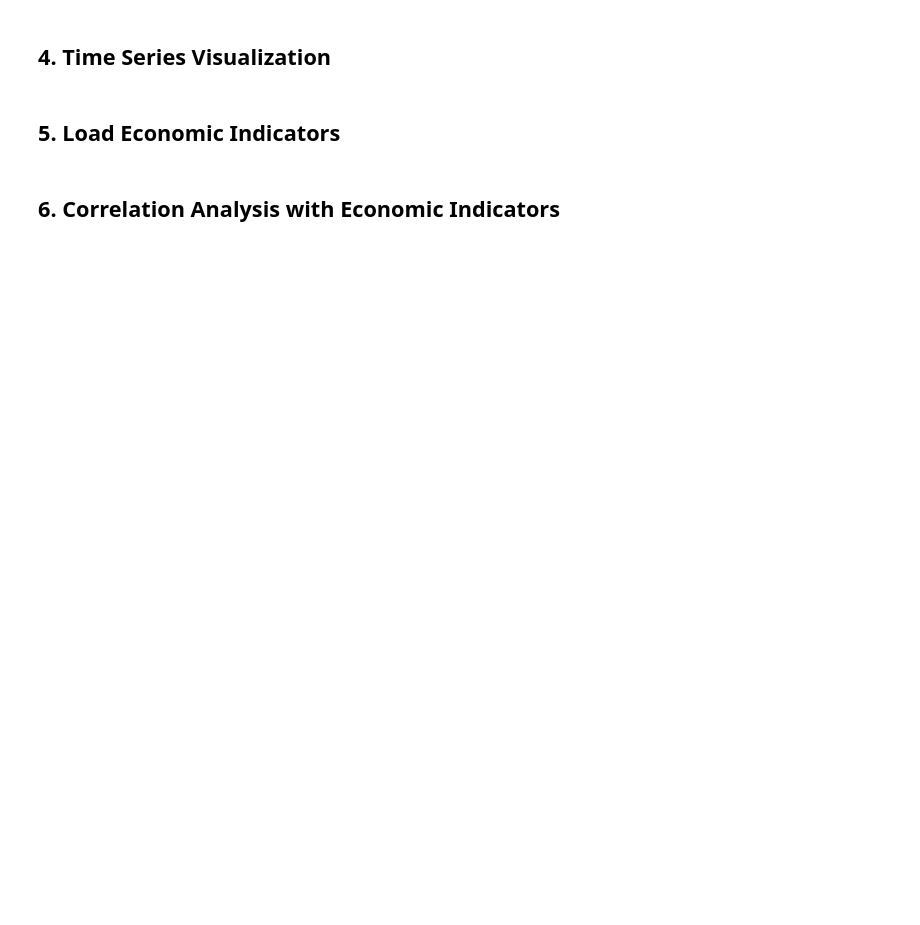
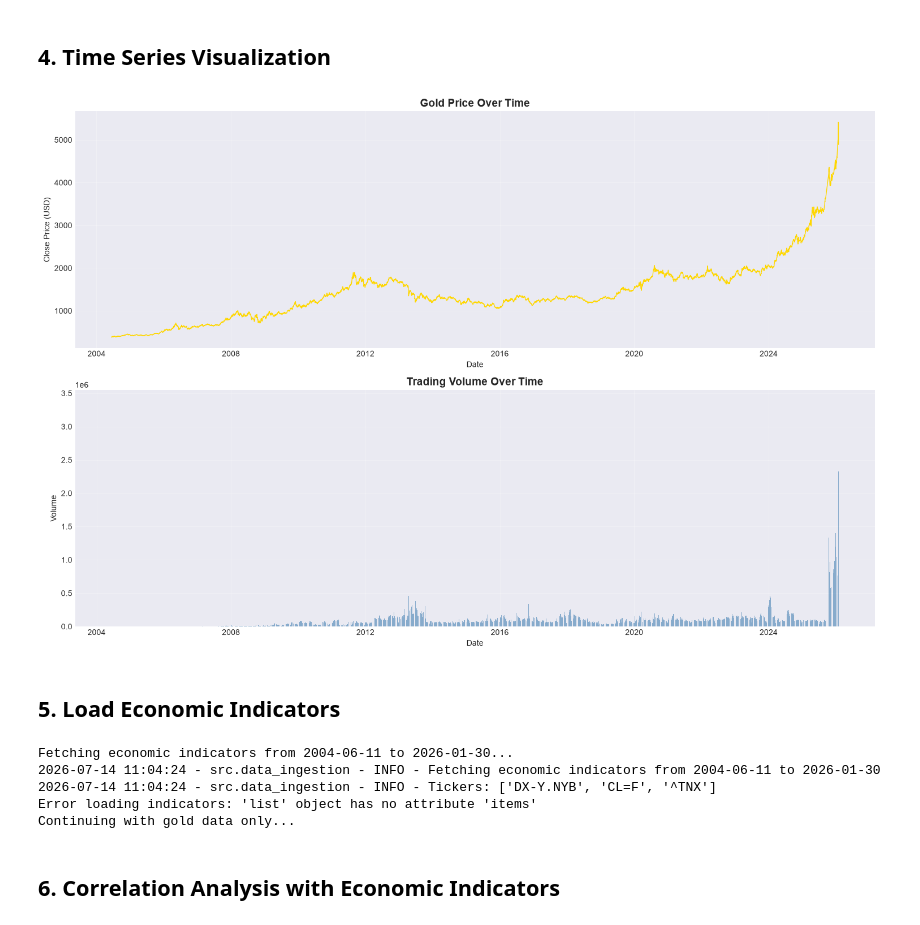
Before and after one commit to PhamMinhDuc-code/Gold-Price-Prediction, a Jupyter notebook: notebooks/01_data_exploration.ipynb, the cells around one changed output. Drawn from its saved outputs; the diff is of its cells as text; code cells hidden in the pictures; blank space fills up the shorter version.

Commit message:
Initial commit: Gold price prediction system

```diff
--- a/notebooks/01_data_exploration.ipynb
+++ b/notebooks/01_data_exploration.ipynb
@@ -106,29 +150,31 @@ plt.show()
 # %%
 # Plot gold price over time
 fig, axes = plt.subplots(2, 1, figsize=(15, 10))
 
 # Close price
-axes[0].plot(gold_df['Date'], gold_df['Close'], linewidth=1, color='gold')
+axes[0].plot(gold_df.index, gold_df['Close'], linewidth=1, color='gold')
 axes[0].set_title('Gold Price Over Time', fontsize=14, fontweight='bold')
 axes[0].set_xlabel('Date')
 axes[0].set_ylabel('Close Price (USD)')
 axes[0].grid(True, alpha=0.3)
 
 # Volume
-axes[1].bar(gold_df['Date'], gold_df['Volume'], width=1, alpha=0.6, color='steelblue')
+axes[1].bar(gold_df.index, gold_df['Volume'], width=1, alpha=0.6, color='steelblue')
 axes[1].set_title('Trading Volume Over Time', fontsize=14, fontweight='bold')
 axes[1].set_xlabel('Date')
 axes[1].set_ylabel('Volume')
 axes[1].grid(True, alpha=0.3)
 
 plt.tight_layout()
 plt.show()
+# %% [output]
+[figure, added]
 # %% [markdown]
 ## 5. Load Economic Indicators
 # %%
 # Load economic indicators
-start_date = gold_df['Date'].min().strftime('%Y-%m-%d')
-end_date = gold_df['Date'].max().strftime('%Y-%m-%d')
+start_date = gold_df.index.min().strftime('%Y-%m-%d')
+end_date = gold_df.index.max().strftime('%Y-%m-%d')
 
 print(f"Fetching economic indicators from {start_date} to {end_date}...")
 tickers = list(Config.INDICATORS.values())
@@ -142,6 +188,12 @@ except Exception as e:
     print(f"Error loading indicators: {e}")
     print("Continuing with gold data only...")
     indicators = {}
+# %% [output]
+Fetching economic indicators from 2004-06-11 to 2026-01-30...
+2026-07-14 11:04:24 - src.data_ingestion - INFO - Fetching economic indicators from 2004-06-11 to 2026-01-30
+2026-07-14 11:04:24 - src.data_ingestion - INFO - Tickers: ['DX-Y.NYB', 'CL=F', '^TNX']
+Error loading indicators: 'list' object has no attribute 'items'
+Continuing with gold data only...
 # %% [markdown]
 ## 6. Correlation Analysis with Economic Indicators
 # %%
```
Also changed, not shown: parts of 10 cells of this notebook, 20 other files.
